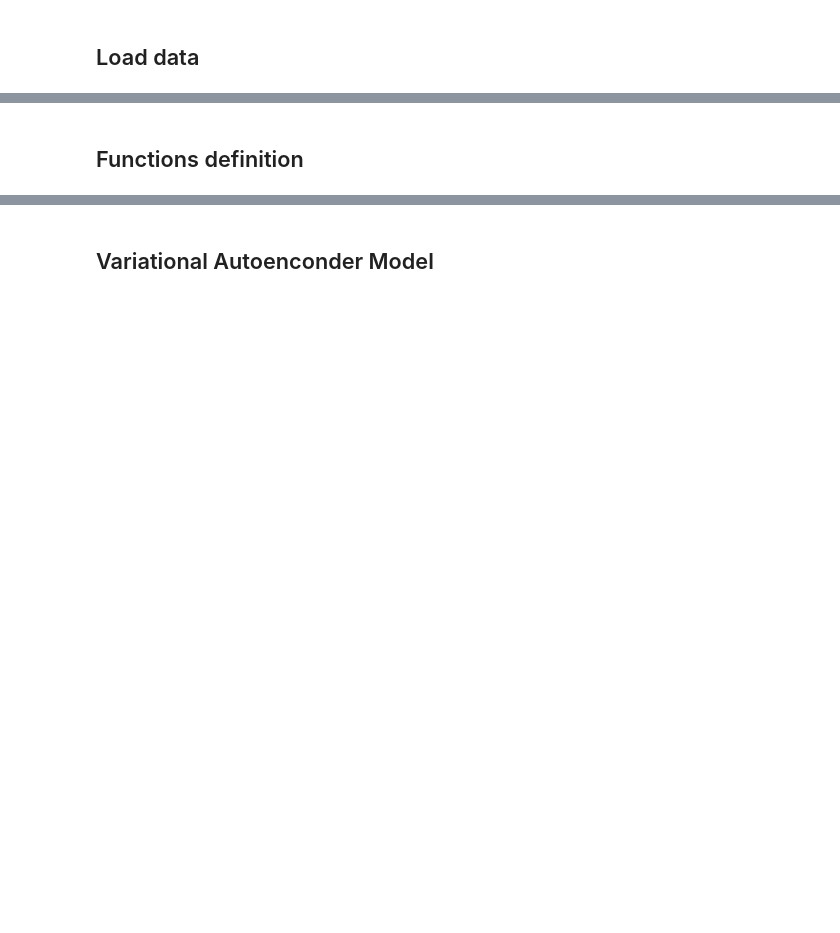
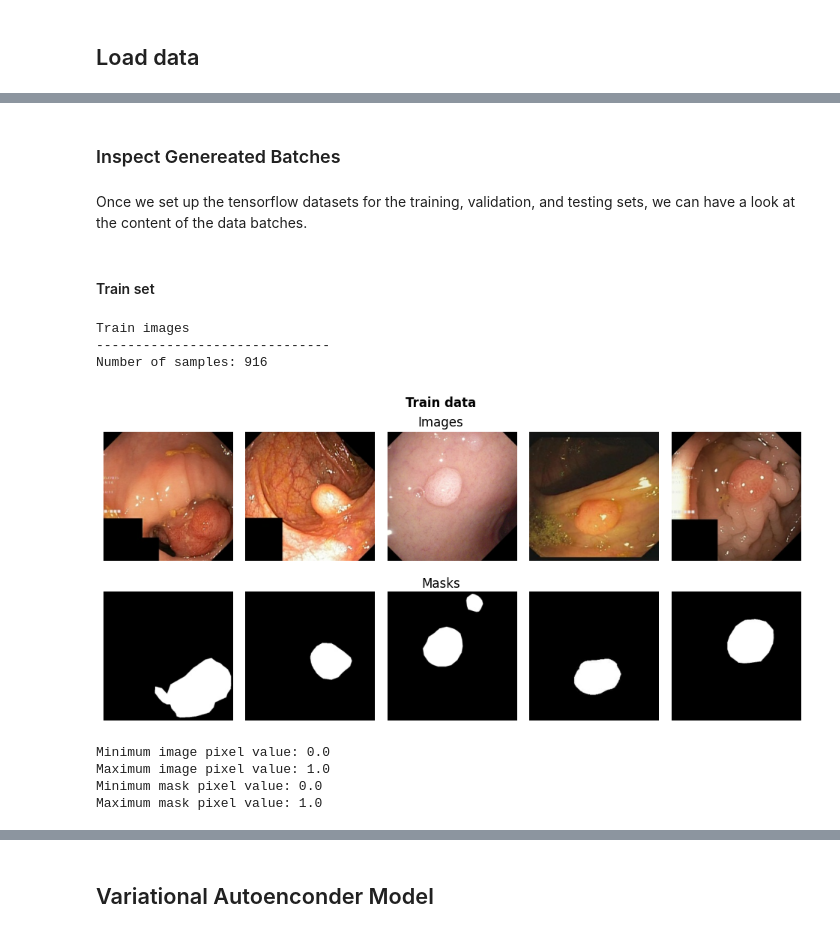
Before and after one commit to natalialopezg/Monografia-EACD, a Jupyter notebook: Polyp_Segmentation_VAE.ipynb, the cells around one changed output, grey strips where cells are left out. Drawn from its saved outputs; the diff is of its cells as text; code cells hidden in the pictures; blank space fills up the shorter version.

```diff
--- a/Polyp_Segmentation_VAE.ipynb
+++ b/Polyp_Segmentation_VAE.ipynb
@@ -254,3 +594,19 @@ class VAE(nn.Module):
+# %%
+# Set parameters for `generate_data_batches` function
+data_dir = '/tmp/prepared_data'
+batch_size = 16
+seed = 123
+image_size = (256, 256)
+
+# Load the datasets
+train_dataset = load_dataset(data_dir, 'train', batch_size=batch_size, image_size=image_size, seed = seed)
+valid_dataset = load_dataset(data_dir, 'valid', batch_size=batch_size, image_size=image_size, seed = seed)
+test_dataset = load_dataset(data_dir, 'test', batch_size=batch_size, image_size=image_size, seed = seed)
+# %% [markdown]
+<a name="inspect-genereated-batches"></a>
+### Inspect Genereated Batches
+# %% [markdown]
+Once we set up the tensorflow datasets for the training, validation, and testing sets, we can have a look at the content of the data batches.
 # %% [markdown]
-<a name="functions-definition"></a>
-## Functions definition
+<a name="train-batches"></a>
+#### Train set
@@ -462,0 +613,13 @@ def run_on_testbatch(df_log, vae, epoch, x, y):
+# %%
+dataset = train_dataset
+split_name = "Train"
+plot_images(dataset,split_name)
+# %% [output]
+Train images
+------------------------------
+Number of samples: 916
+[figure, added]
+Minimum image pixel value: 0.0
+Maximum image pixel value: 1.0
+Minimum mask pixel value: 0.0
+Maximum mask pixel value: 1.0
```
Also changed, not shown: parts of 66 cells of this notebook.
